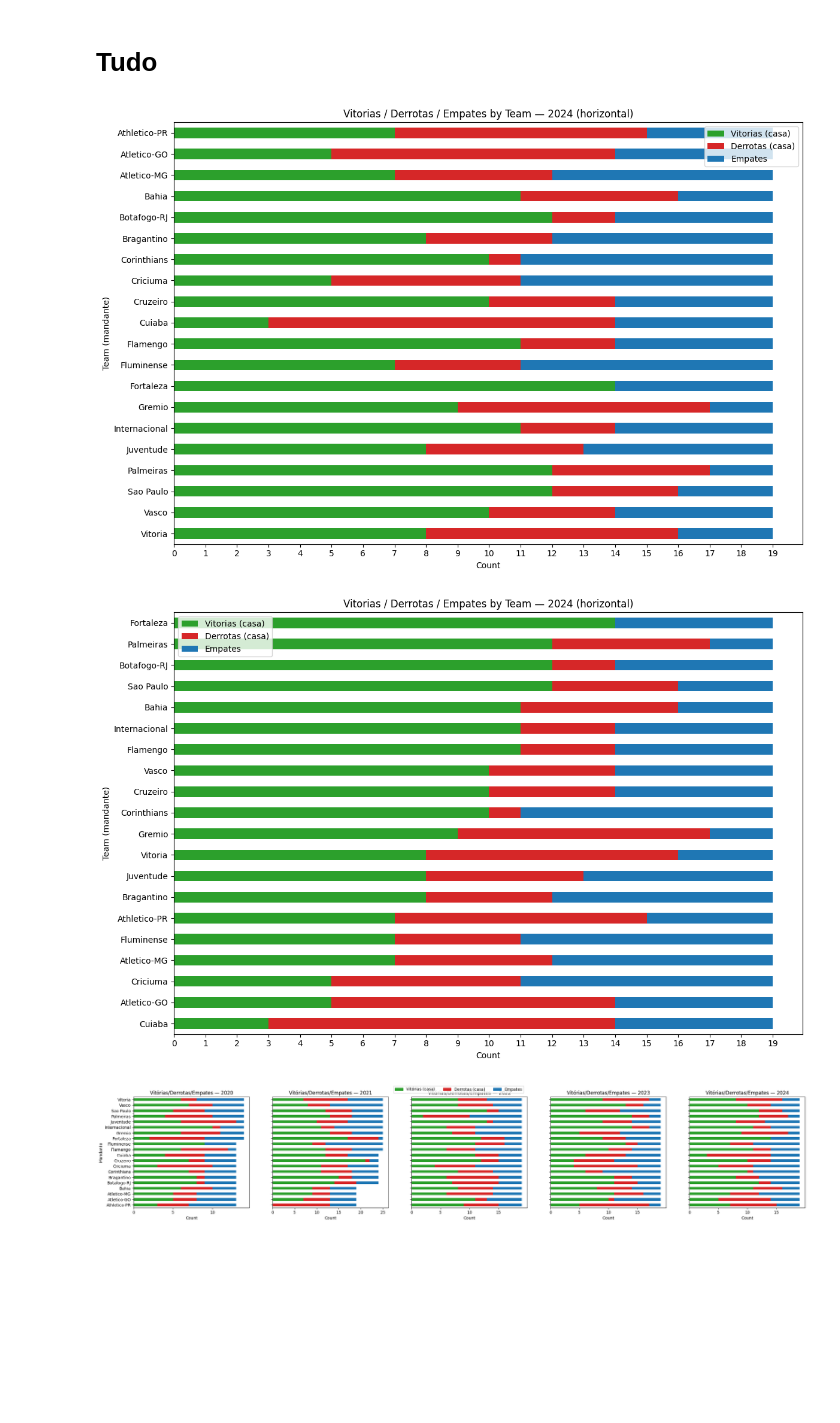
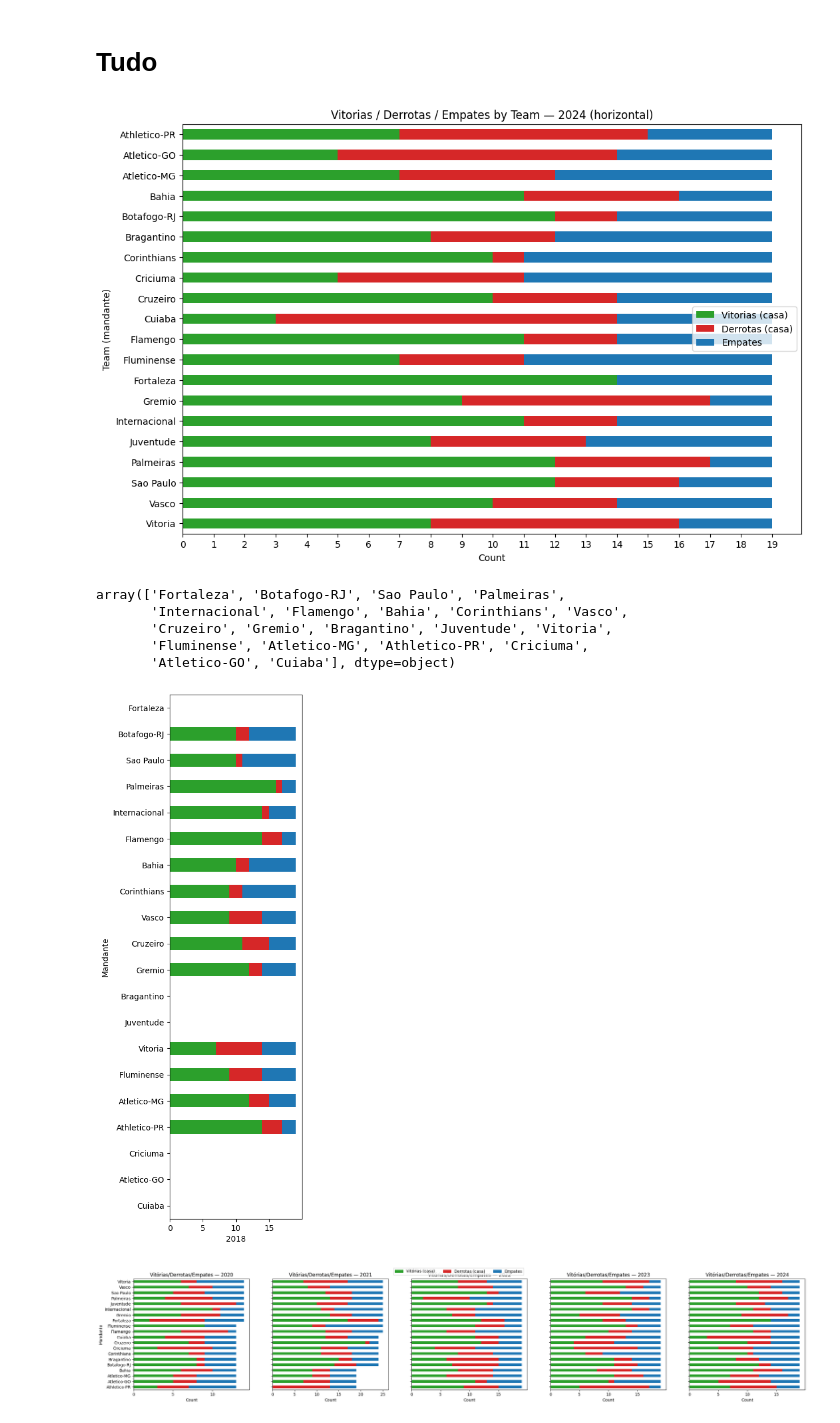
Before and after one commit to davialmeida135/analise-visual-brasileirao, a Jupyter notebook: graficos/pfinal.ipynb, the cells around one changed output. Drawn from its saved outputs; the diff is of its cells as text; code cells hidden in the pictures; blank space fills up the shorter version.

```diff
--- a/graficos/pfinal.ipynb
+++ b/graficos/pfinal.ipynb
@@ -26,33 +26,48 @@ max_total = int(data.sum(axis=1).max())
 ax.set_xticks(range(0, max_total + 1))
 
 ax.invert_yaxis()  # ensure highest totals are shown at the top
-plt.tight_layout()
+#plt.tight_layout()
 plt.show()
 # %% [output]
-[figure, old version]
+[figure, new version]
+# %%
+times = df[df['ano'] == 2024].sort_values(by=["vitorias_casa","empates"], ascending=False)['mandante'].unique()
+times
+# %% [output]
+array(['Fortaleza', 'Botafogo-RJ', 'Sao Paulo', 'Palmeiras',
+       'Internacional', 'Flamengo', 'Bahia', 'Corinthians', 'Vasco',
+       'Cruzeiro', 'Gremio', 'Bragantino', 'Juventude', 'Vitoria',
+       'Fluminense', 'Atletico-MG', 'Athletico-PR', 'Criciuma',
+       'Atletico-GO', 'Cuiaba'], dtype=object)
 # %%
-agg = df[df['ano'] == 2024].groupby('mandante')[['vitorias_casa', 'derrotas_casa', 'empates']].sum()
+year = 2018
 
+# Define fixed order of teams
+teams_order = ['Fortaleza', 'Botafogo-RJ', 'Sao Paulo', 'Palmeiras',
+       'Internacional', 'Flamengo', 'Bahia', 'Corinthians', 'Vasco',
+       'Cruzeiro', 'Gremio', 'Bragantino', 'Juventude', 'Vitoria',
+       'Fluminense', 'Atletico-MG', 'Athletico-PR', 'Criciuma',
+       'Atletico-GO', 'Cuiaba']
 
-# sort by vitorias_casa and plot horizontal stacked bars
-data = agg.sort_values('vitorias_casa')[::-1]  # ascending so largest ends up at top after invert
+agg = df[df['ano'] == year].groupby('mandante')[['vitorias_casa', 'derrotas_casa', 'empates']].sum()
 
-ax = data.plot(kind='barh', stacked=True, figsize=(12, 8),
-               color=['#2ca02c', '#d62728', '#1f77b4'])
-ax.set_ylabel('Team (mandante)')
-ax.set_xlabel('Count')
-ax.set_title('Vitorias / Derrotas / Empates by Team — 2024 (horizontal)')
-ax.legend(['Vitorias (casa)', 'Derrotas (casa)', 'Empates'], loc='best')
+# Reindex to include all teams in fixed order, filling missing with 0
+data = agg.reindex(teams_order, fill_value=0)
+
+ax = data.plot(kind='barh', stacked=True, figsize=(3, 12),
+               color=['#2ca02c', '#d62728', '#1f77b4'], legend=False)
+ax.set_ylabel('Mandante')
+ax.set_xlabel(f'{year}')
+#ax.set_title(f'Vitorias / Derrotas / Empates por mandante — {year}')
 
 # show integer ticks for x axis and include every integer tick from 0 to the max total
 max_total = int(data.sum(axis=1).max())
-ax.set_xticks(range(0, max_total + 1))
+ax.set_xticks(range(0, max_total + 1, 5))
 
 ax.invert_yaxis()  # ensure highest totals are shown at the top
-plt.tight_layout()
 plt.show()
 # %% [output]
-[figure, old version]
+[figure, new version]
 # %%
 # ...existing code...
 import math
```
Also changed, not shown: parts of 1 cell of this notebook, 2 other files.
